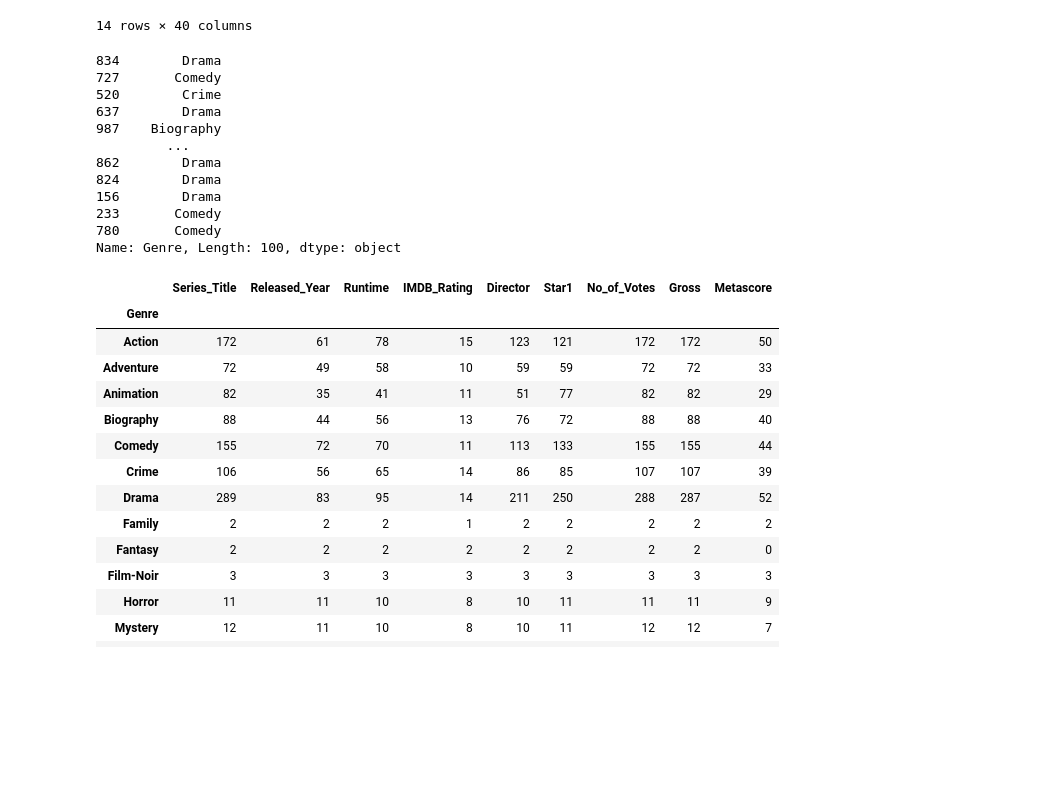
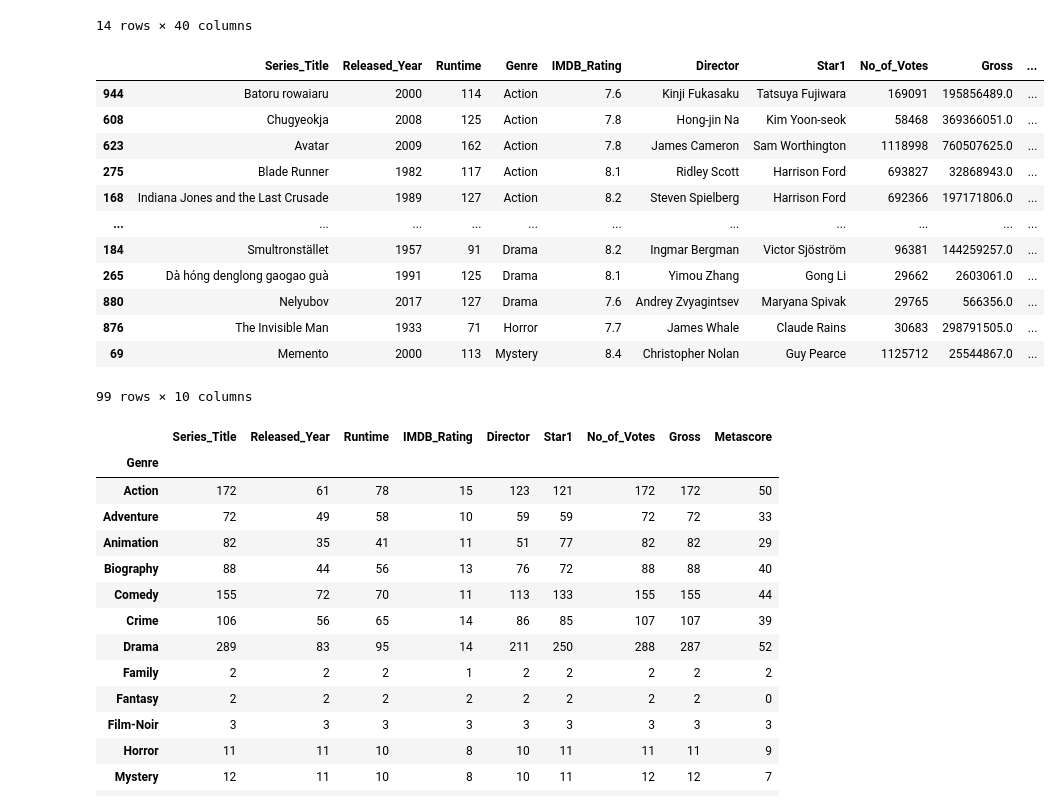
Before and after one commit to XionVolt/Ai-Ml, a Jupyter notebook: Programming/Pandas/06_groupByObjectInPandas.ipynb, the cells around one changed output. Drawn from its saved outputs; the diff is of its cells as text; code cells hidden in the pictures; blank space fills up the shorter version.

```diff
--- a/Programming/Pandas/06_groupByObjectInPandas.ipynb
+++ b/Programming/Pandas/06_groupByObjectInPandas.ipynb
@@ -329,23 +340,24 @@ movies.groupby('Genre').describe() # so this basically gives statistical summary
 14 rows × 40 columns
 # %%
 # sample -> https://www.youtube.com/live/LPBjF4_gZnI?si=nKJpy3AooXe443Pk&t=3001
-movies['Genre'].sample(frac=0.1) # this will give you 10% of rows randomly from each group(which is genre in this case)
+movies.groupby('Genre').sample(frac=0.1) # this will give you 10% of rows randomly from each group(which is genre in this case)
 
-# movies['Genre'].sample(2, replace=True)
+# movies.groupby('Genre').sample(2, replace=True)
 # and replace=True means if there are less than 2 rows in a group, it will replace them with same rows again and again instead of raising a error
 # %% [output]
+|  | Series_Title | Released_Year | Runtime | Genre | IMDB_Rating | Director | Star1 | No_of_Votes | Gross | ... |
+| 944 | Batoru rowaiaru | 2000 | 114 | Action | 7.6 | Kinji Fukasaku | Tatsuya Fujiwara | 169091 | 195856489.0 | ... |
+| 608 | Chugyeokja | 2008 | 125 | Action | 7.8 | Hong-jin Na | Kim Yoon-seok | 58468 | 369366051.0 | ... |
+| 623 | Avatar | 2009 | 162 | Action | 7.8 | James Cameron | Sam Worthington | 1118998 | 760507625.0 | ... |
+| 275 | Blade Runner | 1982 | 117 | Action | 8.1 | Ridley Scott | Harrison Ford | 693827 | 32868943.0 | ... |
+| 168 | Indiana Jones and the Last Crusade | 1989 | 127 | Action | 8.2 | Steven Spielberg | Harrison Ford | 692366 | 197171806.0 | ... |
+| ... | ... | ... | ... | ... | ... | ... | ... | ... | ... | ... |
+| 184 | Smultronstället | 1957 | 91 | Drama | 8.2 | Ingmar Bergman | Victor Sjöström | 96381 | 144259257.0 | ... |
+| 265 | Dà hóng denglong gaogao guà | 1991 | 125 | Drama | 8.1 | Yimou Zhang | Gong Li | 29662 | 2603061.0 | ... |
+| 880 | Nelyubov | 2017 | 127 | Drama | 7.6 | Andrey Zvyagintsev | Maryana Spivak | 29765 | 566356.0 | ... |
+| 876 | The Invisible Man | 1933 | 71 | Horror | 7.7 | James Whale | Claude Rains | 30683 | 298791505.0 | ... |
+| 69 | Memento | 2000 | 113 | Mystery | 8.4 | Christopher Nolan | Guy Pearce | 1125712 | 25544867.0 | ... |
-834        Drama
-727       Comedy
-520        Crime
-637        Drama
-987    Biography
-         ...
-862        Drama
-824        Drama
-156        Drama
-233       Comedy
-780       Comedy
-Name: Genre, Length: 100, dtype: object
+99 rows × 10 columns
 # %%
 # nunique -> https://www.youtube.com/live/LPBjF4_gZnI?si=2OdVS75KJsJkkN4h&t=3087
 movies.groupby('Genre').nunique() # nunique will give you number of unique values present(for each column) in each group
```
Also changed, not shown: parts of 15 cells of this notebook, 2 other files.
